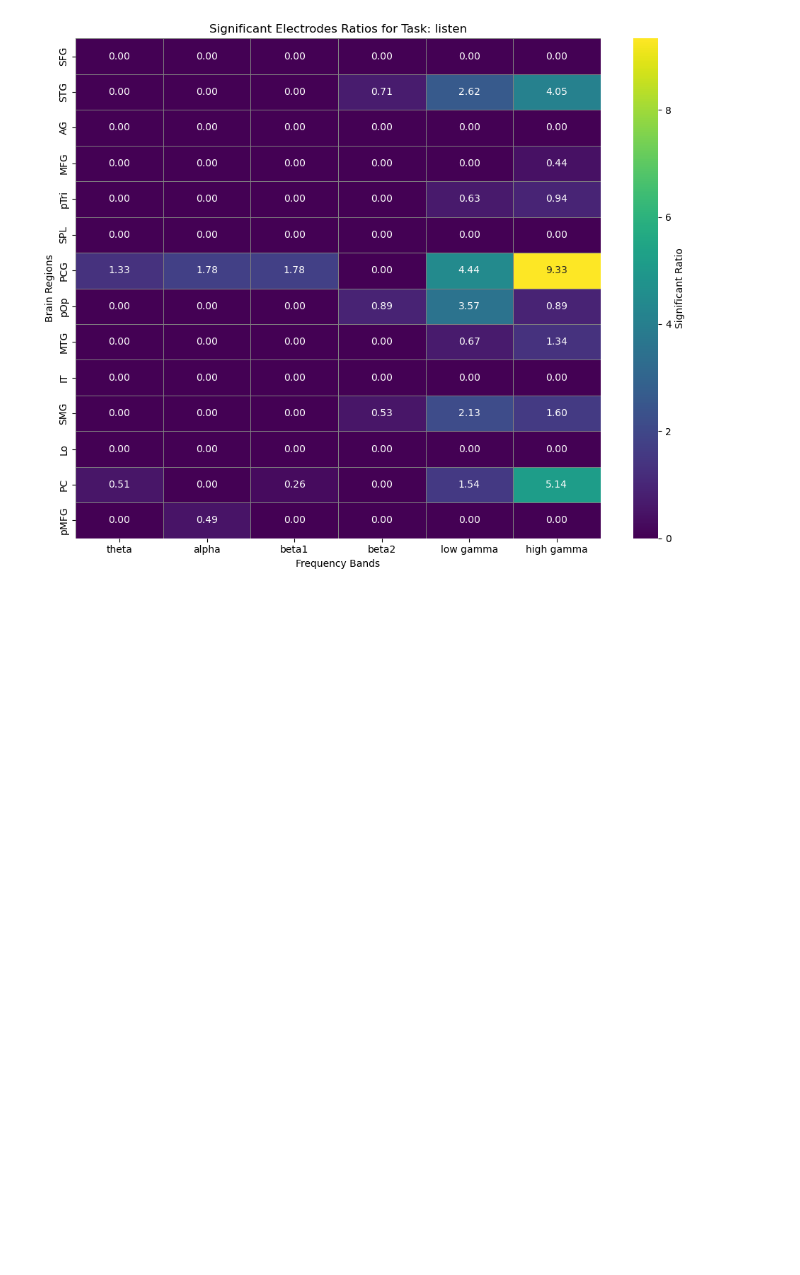
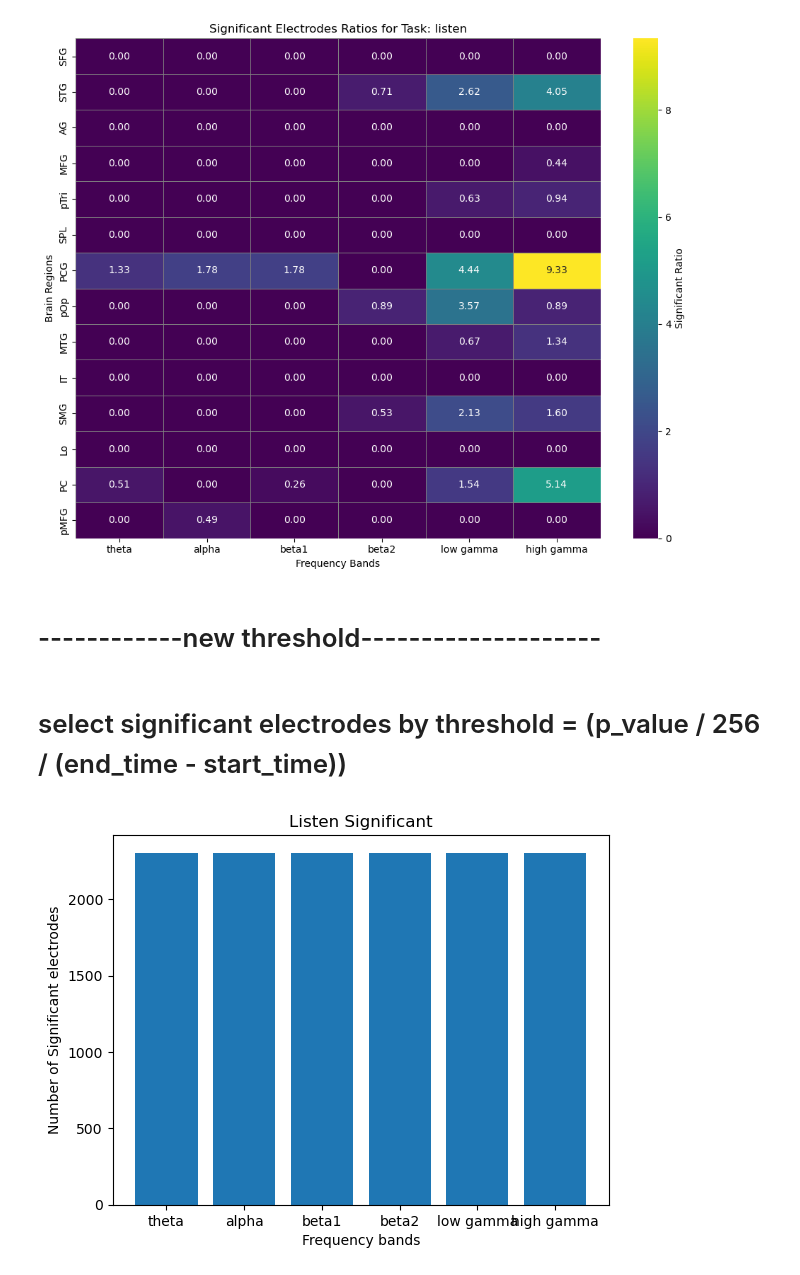
Before and after one commit to PPEXCEPED/Ecog_covert, a Jupyter notebook: covert-reading/Ecog_pre/cue and read/5_select significant electrodes for listen.ipynb, the cells around one changed output. Cells and saved outputs as stored; diff of their text form; code cells hidden in the pictures; blank space fills up the shorter version.

Commit message:
select significant electrodes by new thresholds

```diff
--- a/covert-reading/Ecog_pre/cue and read/5_select significant electrodes for listen.ipynb
+++ b/covert-reading/Ecog_pre/cue and read/5_select significant electrodes for listen.ipynb
@@ -257,7 +265,7 @@ def plt_erps_significant_electrodes_with_points(ecog_data, significant_electrode
     plt.show()
 # %%
 base_path = '/public/DATA/overt_reading/Blocked_data/'  # 数据基础路径
-save_base_path = '/public/DATA/overt_reading/t-test_results/'
+save_base_path = '/public/DATA/overt_reading/t-test_results/0.5_baseline'
 
 listen_time = [0, int(0.75*400)]
 task_time = {'listen': listen_time}
@@ -570,3 +578,7 @@ for task in task_time.keys():
 {'superiorfrontal': 34, 'rostralmiddlefrontal': 229, 'parstriangularis': 318, 'precentral': 389, 'parsopercularis': 112, 'supramarginal': 188, 'postcentral': 225, 'superiortemporal': 420, 'caudalmiddl ...
 {'postcentral': 21, 'superiortemporal': 17, 'precentral': 20, 'supramarginal': 3, 'rostralmiddlefrontal': 1, 'middletemporal': 2, 'parstriangularis': 3, 'parsopercularis': 1}
 [figure]
+# %% [markdown]
+# ------------new threshold--------------------
+# %% [markdown]
+# select significant electrodes by threshold = (p_value / 256 / (end_time - start_time))
@@ -572,0 +604,45 @@ for task in task_time.keys():
+# %%
+base_path = '/public/DATA/overt_reading/Blocked_data/'  # 数据基础路径
+save_base_path = '/public/DATA/overt_reading/t-test_results/outpinyin_0.5'
+
+listen_time = [0, int(1*400)]
+task_time = {'listen': listen_time}
+sig_array = {}
+sig_elecs_list = {}
+
+for task, times in task_time.items():
+    for HS in HS_list:
+        sig_array[f'HS{HS}'] = {}
+        sig_elecs_list[f'HS{HS}'] = {}
+        p_values = np.load(os.path.join(save_base_path, f'HS{HS}/allband_p_values.npy'), allow_pickle=True).item()
+
+        p_value_result = {}
+        for band in bands_list:
+            p_value_result[band] = {}
+            sig_array[f"HS{HS}"][band] = {}
+            sig_elecs_list[f"HS{HS}"][band] = {}
+            band_p_value = p_values[band]
+            sig_elecs_list[f"HS{HS}"][band] ,sig_array[f"HS{HS}"][band] = get_series_sig(band_p_value,times[0],times[1])
+    os.makedirs(os.path.join(save_base_path, 'sig_elecs'), exist_ok=True)
+    np.save(os.path.join(save_base_path, 'sig_elecs',f"all_sig_elecs_list_{task}.npy"), sig_elecs_list, allow_pickle=True)
+    np.save(os.path.join(save_base_path, 'sig_elecs',f"all_sig_arrays_{task}.npy"), sig_elecs_list, allow_pickle=True)
+# %%
+listen_count_electrodes = []
+for task in task_time.keys():
+    sig_elecs_list = np.load(os.path.join(save_base_path, 'sig_elecs',f"all_sig_elecs_list_{task}.npy"),allow_pickle=True).item()
+    next(iter(sig_elecs_list))
+
+    for band in bands_list:
+        count = 0
+        for HS in HS_list:
+            count += len(sig_elecs_list[f'HS{HS}'][band])
+        listen_count_electrodes.append(count)
+
+plt.bar(bands_list, listen_count_electrodes)
+plt.xlabel('Frequency bands')
+plt.title('Listen Significant')
+plt.ylabel('Number of Significant electrodes')
+# plt.title(f'{task}')
+plt.show()
+# %% [output]
+[figure, added]
```
Also changed, not shown: parts of 5 cells of this notebook, 2 other files.
